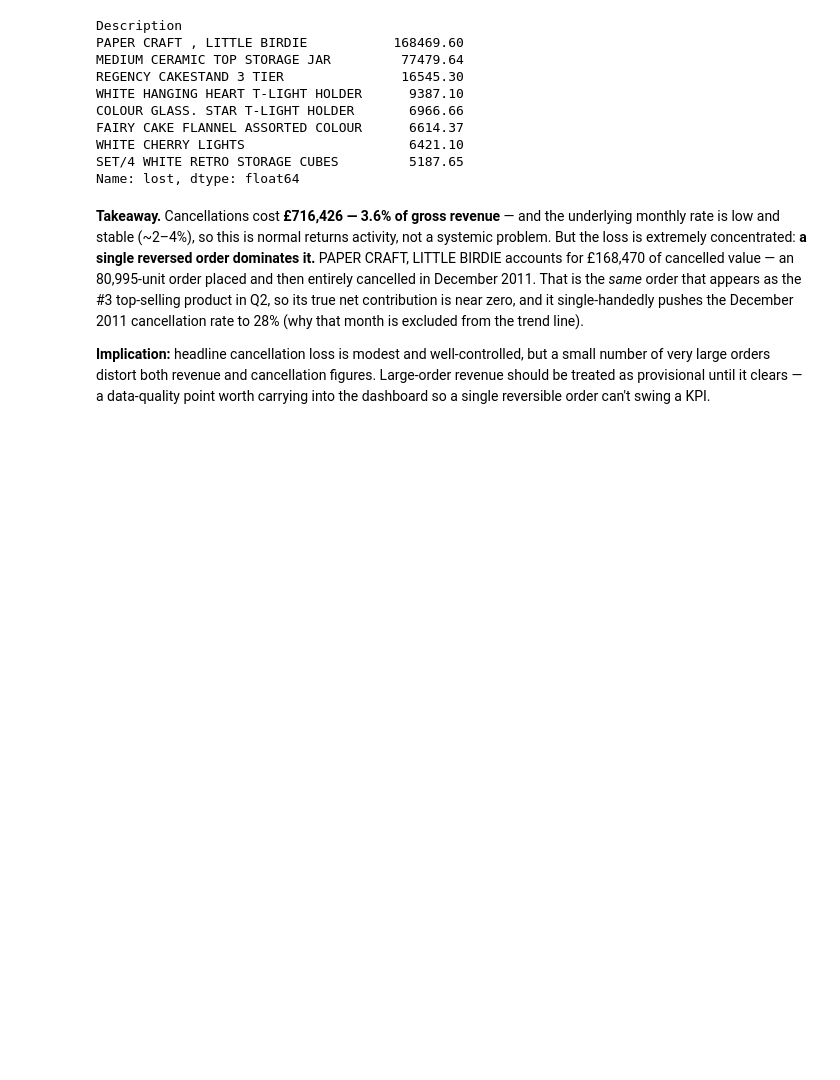
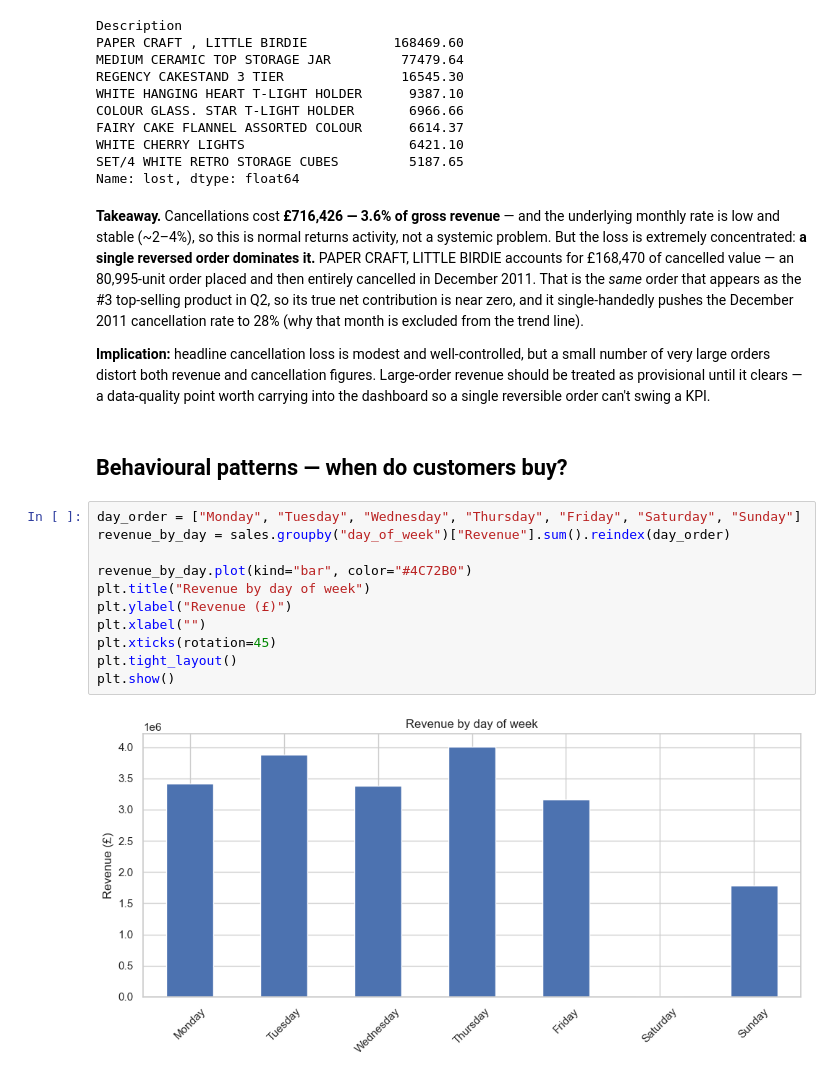
Before and after one commit to pranavsingla1207-byte/retailpulse, a Jupyter notebook: notebooks/03_eda.ipynb, the cells around one changed output. Cells and saved outputs as stored; diff of their text form; blank space fills up the shorter version.

Commit message:
EDA: day-of-week and hour patterns, plus five-question summary
Completes notebook 03 (exploratory data analysis).

Co-Authored-By: Claude <noreply@anthropic.com>

```diff
--- a/notebooks/03_eda.ipynb
+++ b/notebooks/03_eda.ipynb
@@ -352,3 +352,18 @@ Name: lost, dtype: float64
 **Takeaway.** Cancellations cost **£716,426 — 3.6% of gross revenue** — and the underlying monthly rate is low and stable (~2–4%), so this is normal returns activity, not a systemic problem. But the loss is extremely concentrated: **a single reversed order dominates it.** PAPER CRAFT, LITTLE BIRDIE accounts for £168,470 of cancelled value — an 80,995-unit order placed and then entirely cancelled in December 2011. That is the *same* order that appears as the #3 top-selling product in Q2, so its true net contribution is near zero, and it single-handedly pushes the December 2011 cancellation rate to 28% (why that month is excluded from the trend line).
 
 **Implication:** headline cancellation loss is modest and well-controlled, but a small number of very large orders distort both revenue and cancellation figures. Large-order revenue should be treated as provisional until it clears — a data-quality point worth carrying into the dashboard so a single reversible order can't swing a KPI.
+# %% [markdown]
+## Behavioural patterns — when do customers buy?
+# %%
+day_order = ["Monday", "Tuesday", "Wednesday", "Thursday", "Friday", "Saturday", "Sunday"]
+revenue_by_day = sales.groupby("day_of_week")["Revenue"].sum().reindex(day_order)
+
+revenue_by_day.plot(kind="bar", color="#4C72B0")
+plt.title("Revenue by day of week")
+plt.ylabel("Revenue (£)")
+plt.xlabel("")
+plt.xticks(rotation=45)
+plt.tight_layout()
+plt.show()
+# %% [output]
+[figure, added]
```
Also changed, not shown: parts of 4 cells of this notebook.
